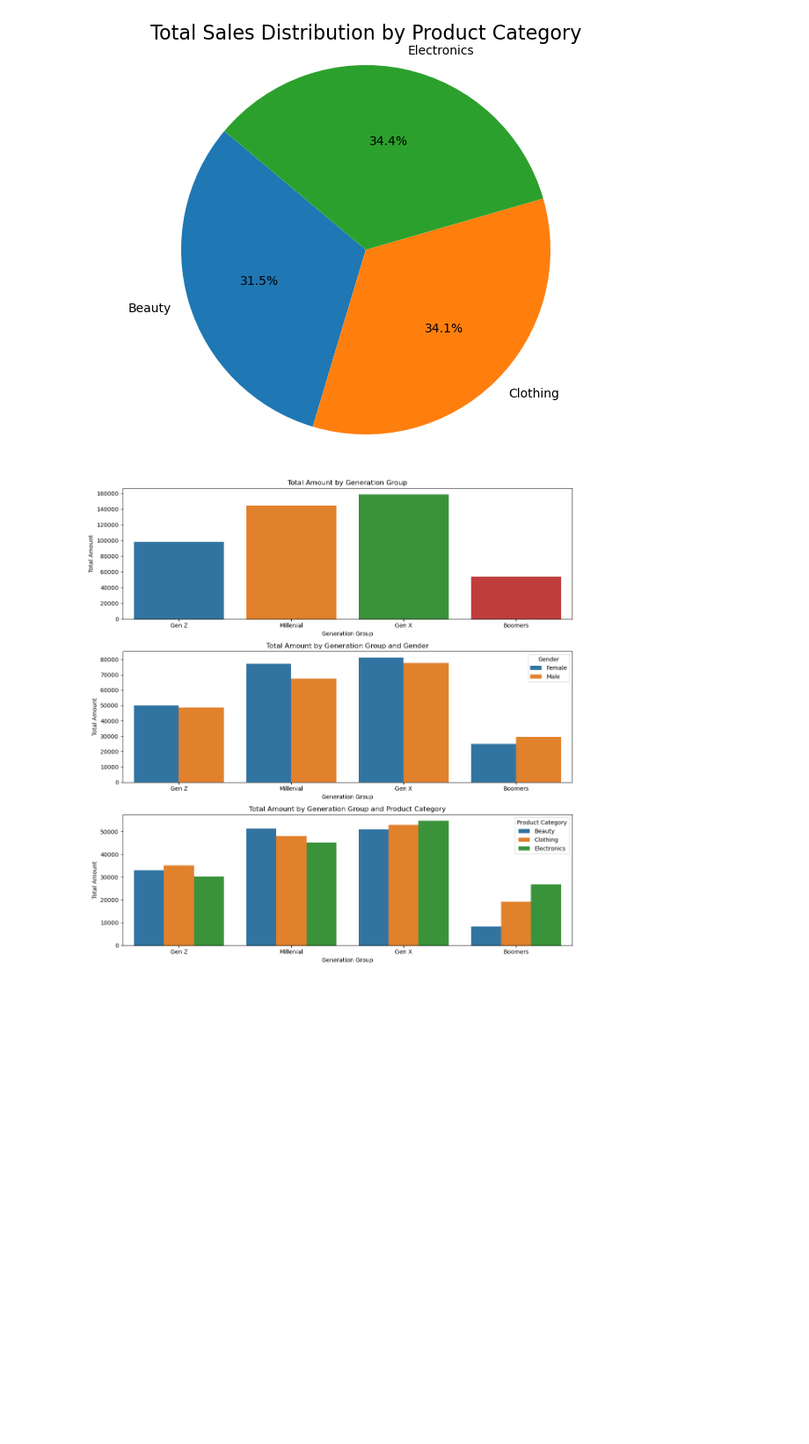
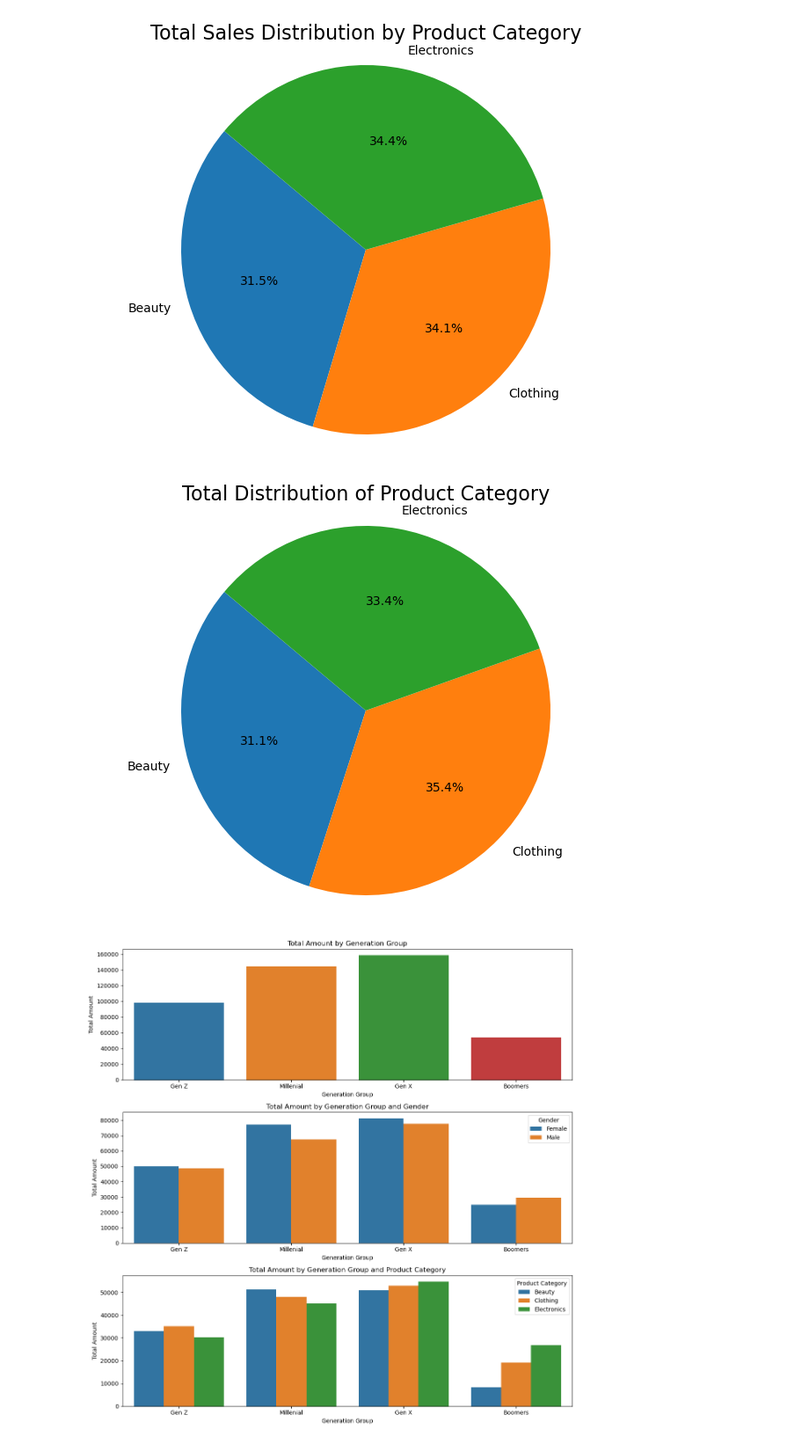
Before and after one commit to dudungawuk/Retail-Sales-DataAnalyst, a Jupyter notebook: retail-sales-EDA.ipynb, the cells around one changed output. Shown at 88% size. Saved outputs shown, nothing was run; the diff lists cells and outputs as text; code cells hidden in the pictures; blank space fills up the shorter version.

```diff
--- a/retail-sales-EDA.ipynb
+++ b/retail-sales-EDA.ipynb
@@ -138,6 +146,25 @@ plt.axis('equal')
 plt.show()
 # %% [output]
 [figure]
+# %%
+beauty_sales_total = beauty_sales["Total Amount"].value_counts().sum()
+clothing_sales_total = clothing_sales["Total Amount"].value_counts().sum()
+electronic_sales_total = electronic_sales["Total Amount"].value_counts().sum()
+data = {
+    "Product Category": ["Beauty", "Clothing", "Electronics"],
+    "Total Sales": [beauty_sales_total, clothing_sales_total, electronic_sales_total]
+}
+
+sales_summary_df = pd.DataFrame(data)
+
+plt.figure(figsize=(8, 6))
+plt.pie(sales_summary_df["Total Sales"],labels=sales_summary_df["Product Category"], autopct='%1.1f%%',startangle=140,)
+
+plt.title("Total Distribution of Product Category", fontsize=16)
+plt.axis('equal')
+plt.show()
+# %% [output]
+[figure, added]
 # %%
 bins = [11,26,42,58,68]
 labels = ["Gen Z","Millenial","Gen X","Boomers"]
```
Also changed, not shown: parts of 5 cells of this notebook.
